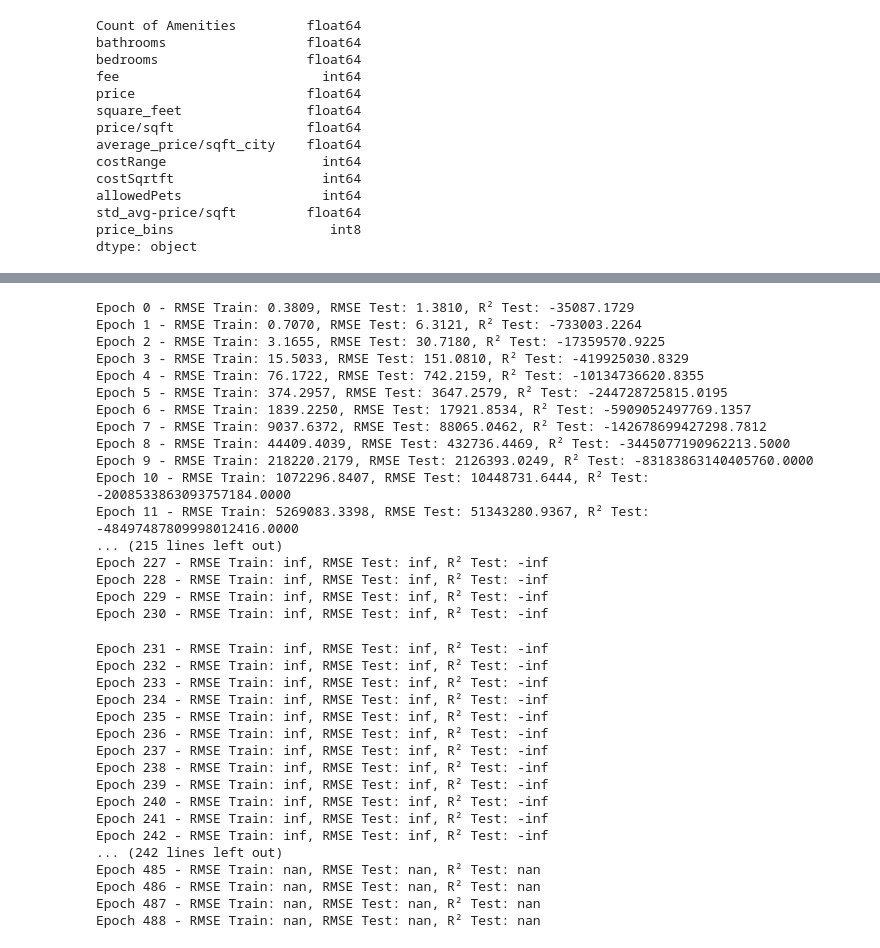
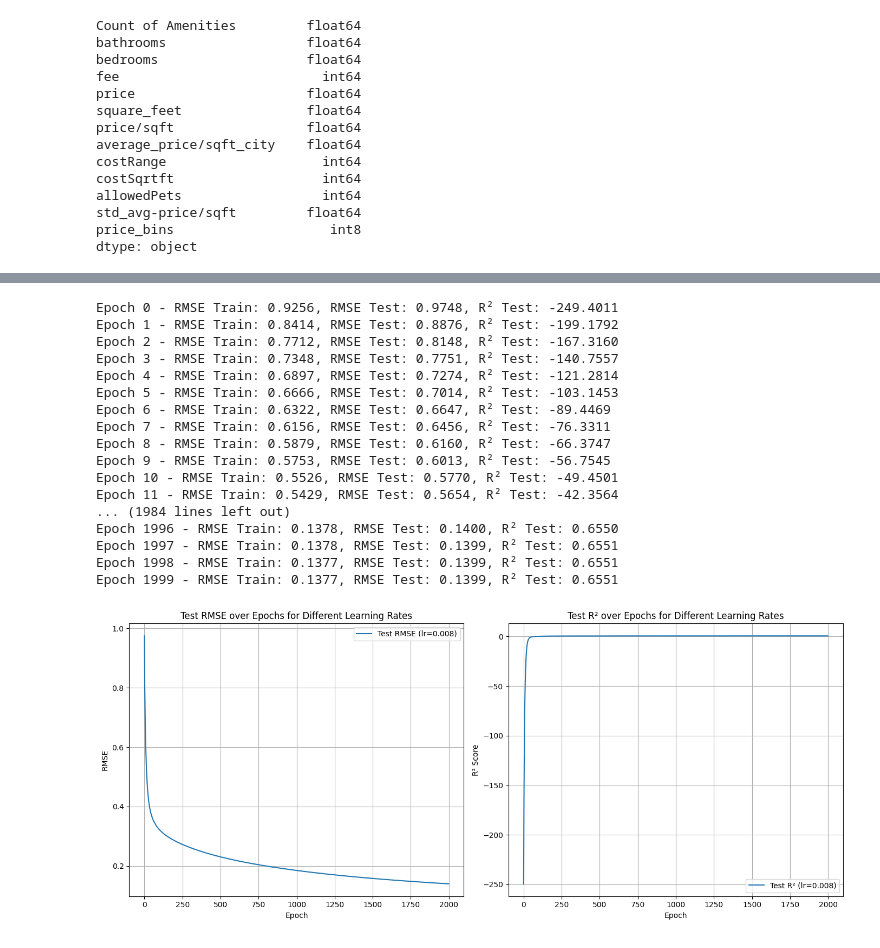
Before and after one commit to maidinh2409/CSIS---Coureworks, a Jupyter notebook: Fundamentals of Machine Learning/Group Project.ipynb, the cells around one changed output, grey strips where cells are left out. Drawn from its saved outputs; the diff is of its cells as text; code cells hidden in the pictures.

```diff
--- a/Fundamentals of Machine Learning/Group Project.ipynb
+++ b/Fundamentals of Machine Learning/Group Project.ipynb
@@ -334,11 +335,12 @@ X_test = np.array(X_test, dtype=np.float64)
 y_test = np.array(y_test, dtype=np.float64)
 
 num_samples, num_features = X_train.shape
-learning_rate = [0.0008]
+learning_rate = [0.008]
 num_epochs = 2000
 
-def loss_function(y_actual, y_pred, n_samples):
-    mse = np.sqrt(np.sum((y_actual - y_pred)**2)) / n_samples
+def loss_function(y_actual, y_pred, n_samples, weight):
+    penalty_alpha = 0.05
+    mse = np.sqrt(np.sum((y_actual - y_pred)**2)) / n_samples + penalty_alpha * np.sum(weight**2)
     return mse
 
 def gradient(y_actual, y_pred, n_samples, x):
@@ -361,7 +363,7 @@ r2_test_all = []
 
 from sklearn.preprocessing import PolynomialFeatures
 
-degree = 3
+degree = 2
 
 poly_model = PolynomialFeatures(degree)
 X_train_poly = poly_model.fit_transform(X_train)
@@ -384,9 +386,9 @@ for i in learning_rate:
         weight -= i * grad_x
         intercept -= i * grad_b
 
-        epoch_rmse_train = loss_function(y_train, y_pred_train, num_samples)
+        epoch_rmse_train = loss_function(y_train, y_pred_train, num_samples, weight)
         y_pred_test = np.dot(X_test_poly, weight) + intercept
-        epoch_rmse_test = loss_function(y_test, y_pred_test, len(y_test))
+        epoch_rmse_test = loss_function(y_test, y_pred_test, len(y_test), weight)
         epoch_r2_test = r2_score(y_test, y_pred_test)
 
         rmse_train_list.append(epoch_rmse_train)
@@ -400,64 +402,48 @@ for i in learning_rate:
     r2_test_all.append((i, r2_test_list))
 
 
 
 
 plt.figure(figsize=(14, 6))
 
 # --- RMSE ---
 plt.subplot(1, 2, 1)
 for lr, rmse_list in rmse_test_all:
     plt.plot(rmse_list, label=f'Test RMSE (lr={lr})')
 plt.xlabel('Epoch')
 plt.ylabel('RMSE')
 plt.title('Test RMSE over Epochs for Different Learning Rates')
 plt.legend()
 plt.grid(True)
 
 # --- R² ---
 plt.subplot(1, 2, 2)
 for lr, r2_list in r2_test_all:
     plt.plot(r2_list, label=f'Test R² (lr={lr})')
 plt.xlabel('Epoch')
 plt.ylabel('R² Score')
 plt.title('Test R² over Epochs for Different Learning Rates')
 plt.legend()
 plt.grid(True)
 
 plt.tight_layout()
 plt.show()
 # %% [output]
-Epoch 0 - RMSE Train: 0.3809, RMSE Test: 1.3810, R² Test: -35087.1729
-Epoch 1 - RMSE Train: 0.7070, RMSE Test: 6.3121, R² Test: -733003.2264
-Epoch 2 - RMSE Train: 3.1655, RMSE Test: 30.7180, R² Test: -17359570.9225
-Epoch 3 - RMSE Train: 15.5033, RMSE Test: 151.0810, R² Test: -419925030.8329
-Epoch 4 - RMSE Train: 76.1722, RMSE Test: 742.2159, R² Test: -10134736620.8355
-Epoch 5 - RMSE Train: 374.2957, RMSE Test: 3647.2579, R² Test: -244728725815.0195
-Epoch 6 - RMSE Train: 1839.2250, RMSE Test: 17921.8534, R² Test: -5909052497769.1357
-Epoch 7 - RMSE Train: 9037.6372, RMSE Test: 88065.0462, R² Test: -142678699427298.7812
-Epoch 8 - RMSE Train: 44409.4039, RMSE Test: 432736.4469, R² Test: -3445077190962213.5000
-Epoch 9 - RMSE Train: 218220.2179, RMSE Test: 2126393.0249, R² Test: -83183863140405760.0000
-Epoch 10 - RMSE Train: 1072296.8407, RMSE Test: 10448731.6444, R² Test: -2008533863093757184.0000
-Epoch 11 - RMSE Train: 5269083.3398, RMSE Test: 51343280.9367, R² Test: -48497487809998012416.0000
-... (215 lines left out)
-Epoch 227 - RMSE Train: inf, RMSE Test: inf, R² Test: -inf
-Epoch 228 - RMSE Train: inf, RMSE Test: inf, R² Test: -inf
-Epoch 229 - RMSE Train: inf, RMSE Test: inf, R² Test: -inf
-Epoch 230 - RMSE Train: inf, RMSE Test: inf, R² Test: -inf
+Epoch 0 - RMSE Train: 0.9256, RMSE Test: 0.9748, R² Test: -249.4011
+Epoch 1 - RMSE Train: 0.8414, RMSE Test: 0.8876, R² Test: -199.1792
+Epoch 2 - RMSE Train: 0.7712, RMSE Test: 0.8148, R² Test: -167.3160
+Epoch 3 - RMSE Train: 0.7348, RMSE Test: 0.7751, R² Test: -140.7557
+Epoch 4 - RMSE Train: 0.6897, RMSE Test: 0.7274, R² Test: -121.2814
+Epoch 5 - RMSE Train: 0.6666, RMSE Test: 0.7014, R² Test: -103.1453
+Epoch 6 - RMSE Train: 0.6322, RMSE Test: 0.6647, R² Test: -89.4469
+Epoch 7 - RMSE Train: 0.6156, RMSE Test: 0.6456, R² Test: -76.3311
+Epoch 8 - RMSE Train: 0.5879, RMSE Test: 0.6160, R² Test: -66.3747
+Epoch 9 - RMSE Train: 0.5753, RMSE Test: 0.6013, R² Test: -56.7545
+Epoch 10 - RMSE Train: 0.5526, RMSE Test: 0.5770, R² Test: -49.4501
+Epoch 11 - RMSE Train: 0.5429, RMSE Test: 0.5654, R² Test: -42.3564
+... (1984 lines left out)
+Epoch 1996 - RMSE Train: 0.1378, RMSE Test: 0.1400, R² Test: 0.6550
+Epoch 1997 - RMSE Train: 0.1378, RMSE Test: 0.1399, R² Test: 0.6551
+Epoch 1998 - RMSE Train: 0.1377, RMSE Test: 0.1399, R² Test: 0.6551
+Epoch 1999 - RMSE Train: 0.1377, RMSE Test: 0.1399, R² Test: 0.6551
-Epoch 231 - RMSE Train: inf, RMSE Test: inf, R² Test: -inf
-Epoch 232 - RMSE Train: inf, RMSE Test: inf, R² Test: -inf
-Epoch 233 - RMSE Train: inf, RMSE Test: inf, R² Test: -inf
-Epoch 234 - RMSE Train: inf, RMSE Test: inf, R² Test: -inf
-Epoch 235 - RMSE Train: inf, RMSE Test: inf, R² Test: -inf
-Epoch 236 - RMSE Train: inf, RMSE Test: inf, R² Test: -inf
-Epoch 237 - RMSE Train: inf, RMSE Test: inf, R² Test: -inf
-Epoch 238 - RMSE Train: inf, RMSE Test: inf, R² Test: -inf
-Epoch 239 - RMSE Train: inf, RMSE Test: inf, R² Test: -inf
-Epoch 240 - RMSE Train: inf, RMSE Test: inf, R² Test: -inf
-Epoch 241 - RMSE Train: inf, RMSE Test: inf, R² Test: -inf
-Epoch 242 - RMSE Train: inf, RMSE Test: inf, R² Test: -inf
-... (242 lines left out)
-Epoch 485 - RMSE Train: nan, RMSE Test: nan, R² Test: nan
-Epoch 486 - RMSE Train: nan, RMSE Test: nan, R² Test: nan
-Epoch 487 - RMSE Train: nan, RMSE Test: nan, R² Test: nan
-Epoch 488 - RMSE Train: nan, RMSE Test: nan, R² Test: nan
+[figure, added]
```
Also changed, not shown: parts of 1 cell of this notebook.
